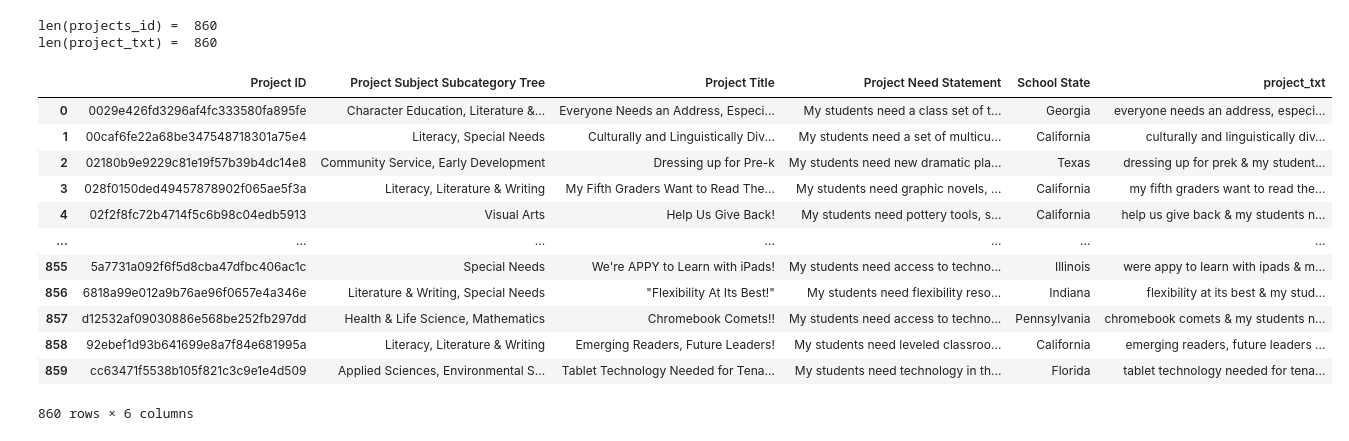
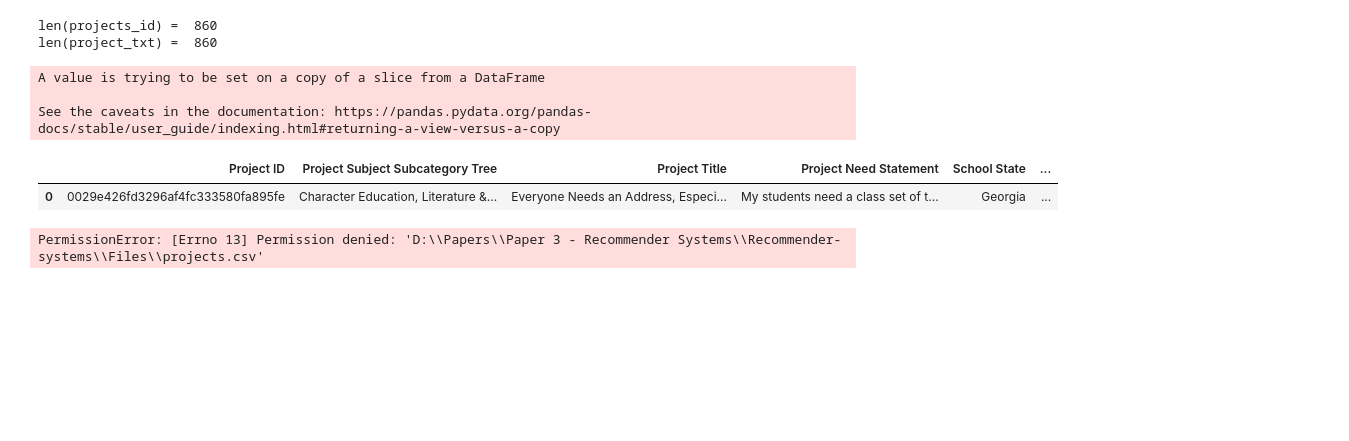
Before and after one commit to mitramir55/Recommender-systems, a Jupyter notebook: Project_description.ipynb, the cells around one changed output. Drawn from its saved outputs; the diff is of its cells as text; code cells hidden in the pictures; blank space fills up the shorter version.

```diff
--- a/Project_description.ipynb
+++ b/Project_description.ipynb
@@ -51,7 +63,13 @@ Donor State
 # %%
 
+columns_to_keep = [
+    'Project ID', 'Project Subject Subcategory Tree',
+    'Project Title', 'Project Need Statement', 'School State', 'School Metro Type',
+    'School Zip'
+    ]
+
 # create a df for projects specifications
-projects_df = df[['Project ID', 'Project Subject Subcategory Tree', 'Project Title', 'Project Need Statement', 'School State']].drop_duplicates(['Project ID']).reset_index(drop=True)
+projects_df = df[columns_to_keep].drop_duplicates(['Project ID']).reset_index(drop=True)
 projects_id = projects_df['Project ID'].tolist()
 print("len(projects_id) = ", len(projects_id))
 
@@ -103,32 +121,23 @@ fig = px.histogram(
     opacity=0.8
     )
 fig.show()
-# %%
-keep_col = 'title_needstatement_subjsubcattree_schstate'
-
-projects_df = projects_df[
-    ['Project ID', 'Project Subject Subcategory Tree',
-    'Project Title', 'Project Need Statement', 'School State',
-    keep_col]
-    ]
+# %%
+keep_col = 'title_needstatement_subjsubcattree_schstate'
+
+projects_df = projects_df[columns_to_keep + [keep_col]]
 # %%
 projects_df.rename(columns={keep_col: 'project_txt'}, inplace=True)
+# %% [output]
+A value is trying to be set on a copy of a slice from a DataFrame
+
+See the caveats in the documentation: https://pandas.pydata.org/pandas-docs/stable/user_guide/indexing.html#returning-a-view-versus-a-copy
 # %%
-projects_df
+projects_df.head(1)
 # %% [output]
-|  | Project ID | Project Subject Subcategory Tree | Project Title | Project Need Statement | School State | project_txt |
-| 0 | 0029e426fd3296af4fc333580fa895fe | Character Education, Literature &... | Everyone Needs an Address, Especi... | My students need a class set of t... | Georgia | everyone needs an address, especi... |
-| 1 | 00caf6fe22a68be347548718301a75e4 | Literacy, Special Needs | Culturally and Linguistically Div... | My students need a set of multicu... | California | culturally and linguistically div... |
-| 2 | 02180b9e9229c81e19f57b39b4dc14e8 | Community Service, Early Development | Dressing up for Pre-k | My students need new dramatic pla... | Texas | dressing up for prek & my student... |
-| 3 | 028f0150ded49457878902f065ae5f3a | Literacy, Literature & Writing | My Fifth Graders Want to Read The... | My students need graphic novels, ... | California | my fifth graders want to read the... |
-| 4 | 02f2f8fc72b4714f5c6b98c04edb5913 | Visual Arts | Help Us Give Back! | My students need pottery tools, s... | California | help us give back & my students n... |
-| ... | ... | ... | ... | ... | ... | ... |
-| 855 | 5a7731a092f6f5d8cba47dfbc406ac1c | Special Needs | We're APPY to Learn with iPads! | My students need access to techno... | Illinois | were appy to learn with ipads & m... |
-| 856 | 6818a99e012a9b76ae96f0657e4a346e | Literature & Writing, Special Needs | "Flexibility At Its Best!" | My students need flexibility reso... | Indiana | flexibility at its best & my stud... |
-| 857 | d12532af09030886e568be252fb297dd | Health & Life Science, Mathematics | Chromebook Comets!! | My students need access to techno... | Pennsylvania | chromebook comets & my students n... |
-| 858 | 92ebef1d93b641699e8a7f84e681995a | Literacy, Literature & Writing | Emerging Readers, Future Leaders! | My students need leveled classroo... | California | emerging readers, future leaders ... |
-| 859 | cc63471f5538b105f821c3c9e1e4d509 | Applied Sciences, Environmental S... | Tablet Technology Needed for Tena... | My students need technology in th... | Florida | tablet technology needed for tena... |
+|  | Project ID | Project Subject Subcategory Tree | Project Title | Project Need Statement | School State | ... |
+| 0 | 0029e426fd3296af4fc333580fa895fe | Character Education, Literature &... | Everyone Needs an Address, Especi... | My students need a class set of t... | Georgia | ... |
-860 rows × 6 columns
 # %%
 PROJECTS_DF_PATH = "D:\Papers\Paper 3 - Recommender Systems\Recommender-systems\Files\projects.csv"
 projects_df.to_csv(PROJECTS_DF_PATH, index=False)
+# %% [output]
+PermissionError: [Errno 13] Permission denied: 'D:\\Papers\\Paper 3 - Recommender Systems\\Recommender-systems\\Files\\projects.csv'
```
Also changed, not shown: parts of 1 cell of this notebook, 1 other file.
